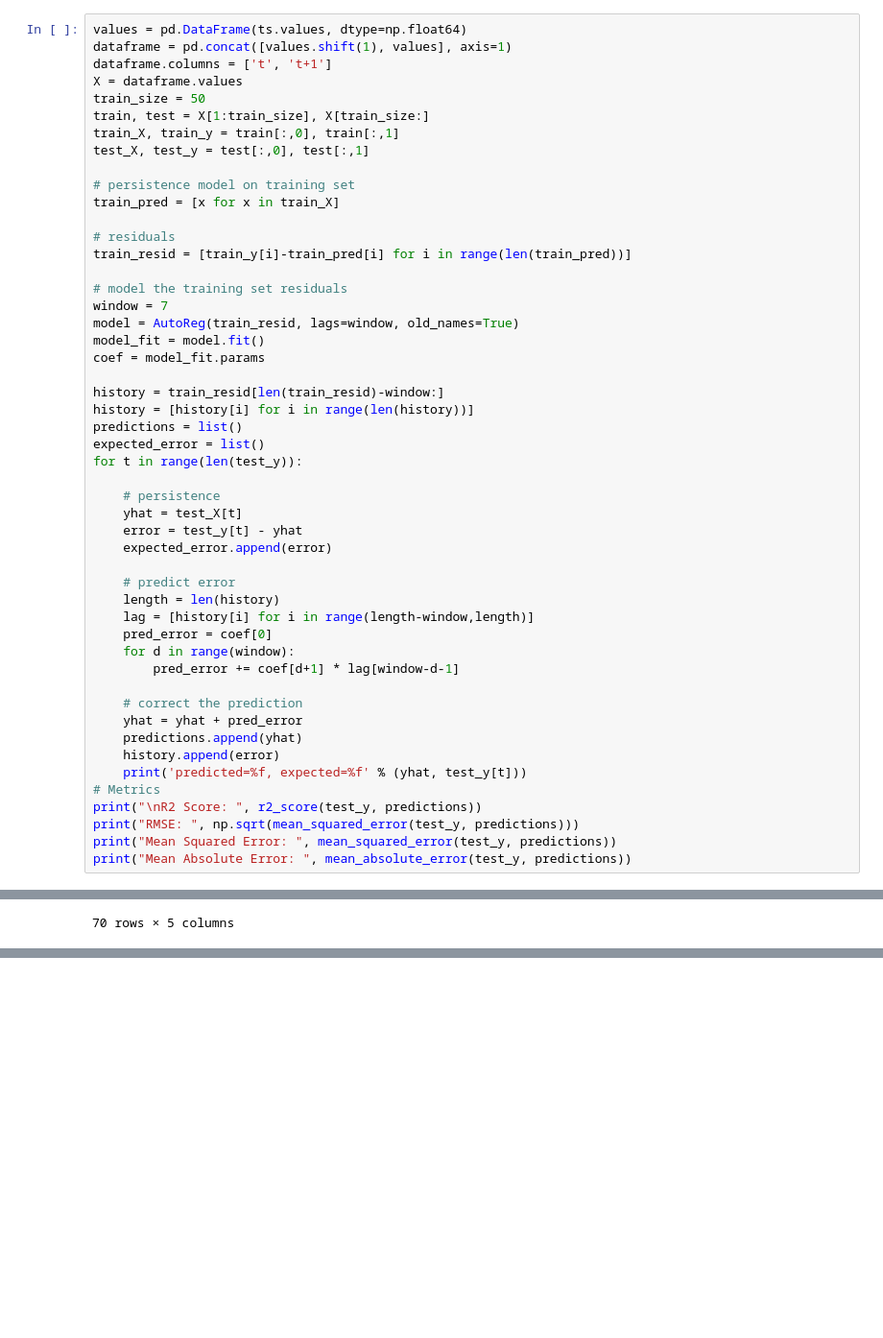
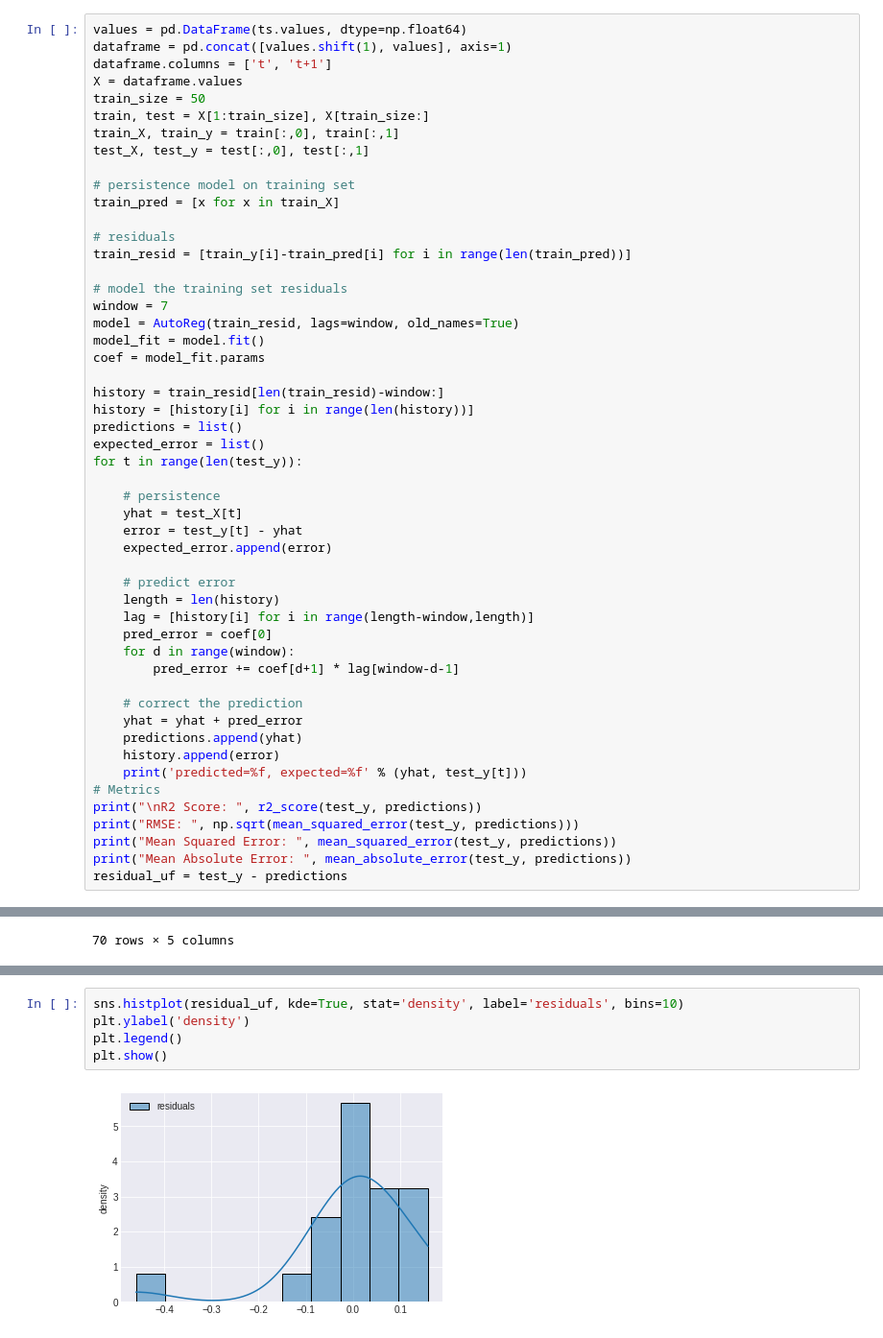
Before and after one commit to skozh/MM, a Jupyter notebook: Task4.ipynb, the cells around one changed output, grey strips where cells are left out. Shown at 96% size. Drawn from its saved outputs; the diff is of its cells as text; blank space fills up the shorter version.

Commit message:
Residual analysis

```diff
--- a/Task4.ipynb
+++ b/Task4.ipynb
@@ -376,6 +376,7 @@ print("\nR2 Score: ", r2_score(test_y, predictions))
 print("RMSE: ", np.sqrt(mean_squared_error(test_y, predictions)))
 print("Mean Squared Error: ", mean_squared_error(test_y, predictions))
 print("Mean Absolute Error: ", mean_absolute_error(test_y, predictions))
+residual_uf = test_y - predictions
 # %% [output]
 predicted=0.795647, expected=0.800471
 predicted=0.818519, expected=0.800471
@@ -730,0 +739,7 @@ Mean Absolute Error:  0.06677306585843062
+# %%
+sns.histplot(residual_uf, kde=True, stat='density', label='residuals', bins=10)
+plt.ylabel('density')
+plt.legend()
+plt.show()
+# %% [output]
+[figure, added]
```
Also changed, not shown: parts of 20 cells of this notebook.
